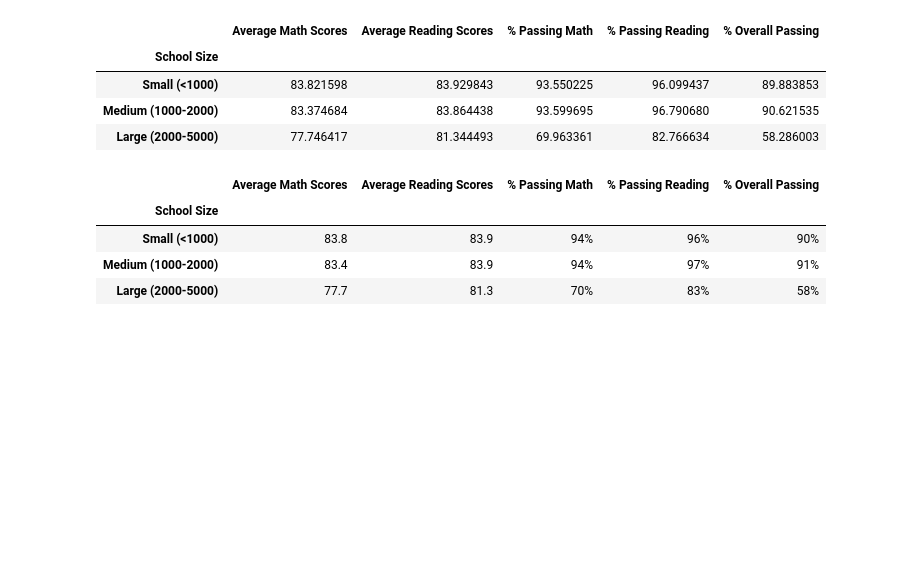
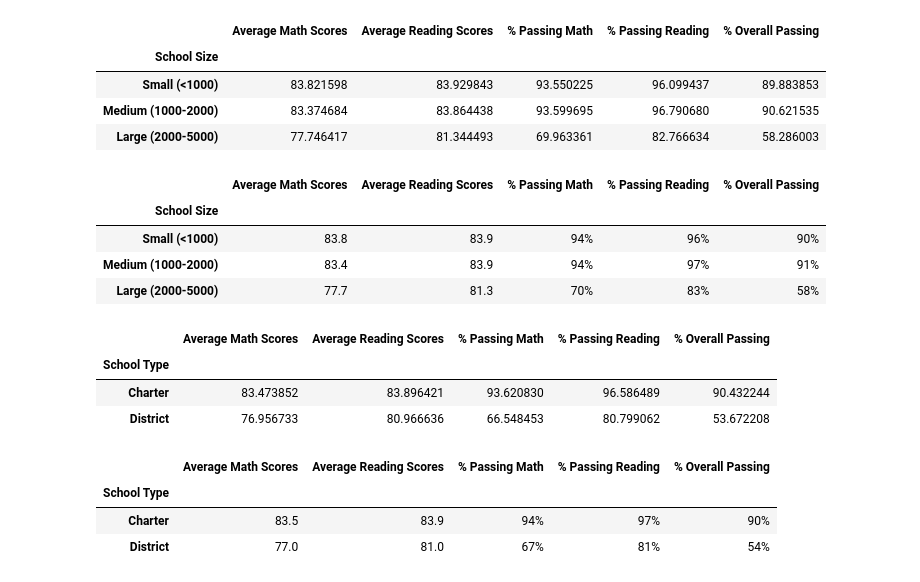
Before and after one commit to MelissaLesiewicz/School_District_Analysis, a Jupyter notebook: PyCitySchools.ipynb, the cells around one changed output. Drawn from its saved outputs; the diff is of its cells as text; code cells hidden in the pictures; blank space fills up the shorter version.

Commit message:
Scores by School Type

```diff
--- a/PyCitySchools.ipynb
+++ b/PyCitySchools.ipynb
@@ -811,3 +811,42 @@ school_size_summary_df
 | Small (<1000) | 83.8 | 83.9 | 94% | 96% | 90% |
 | Medium (1000-2000) | 83.4 | 83.9 | 94% | 97% | 91% |
 | Large (2000-5000) | 77.7 | 81.3 | 70% | 83% | 58% |
+# %%
+#create summary by school type
+#get average math score by type
+type_math_score = per_school_summary_df.groupby(["School Type"]).mean()["Average Math Score"]
+#get average reading score by type
+type_reading_score = per_school_summary_df.groupby(["School Type"]).mean()["Average Reading Score"]
+#get % passing math by type
+type_passing_math = per_school_summary_df.groupby(["School Type"]).mean()["% Passing Math"]
+#get % passing reading by type
+type_passing_reading = per_school_summary_df.groupby(["School Type"]).mean()["% Passing Reading"]
+#get % overall passing
+type_passing_overall = per_school_summary_df.groupby(["School Type"]).mean()["% Overall Passing"]
+# %%
+#Create dataframe for schooltype summary
+school_type_summary_df = pd.DataFrame({
+    "Average Math Scores": type_math_score,
+    "Average Reading Scores": type_reading_score,
+    "% Passing Math": type_passing_math,
+    "% Passing Reading": type_passing_reading,
+    "% Overall Passing": type_passing_overall})
+school_type_summary_df
+# %% [output]
+|  | Average Math Scores | Average Reading Scores | % Passing Math | % Passing Reading | % Overall Passing |
+| School Type |  |  |  |  |  |
+| Charter | 83.473852 | 83.896421 | 93.620830 | 96.586489 | 90.432244 |
+| District | 76.956733 | 80.966636 | 66.548453 | 80.799062 | 53.672208 |
+# %%
+#format size summary data
+school_type_summary_df["Average Math Scores"] = school_type_summary_df["Average Math Scores"].map("{:.1f}".format)
+school_type_summary_df["Average Reading Scores"] = school_type_summary_df["Average Reading Scores"].map("{:.1f}".format)
+school_type_summary_df["% Passing Math"] = school_type_summary_df["% Passing Math"].map("{:.0f}%".format)
+school_type_summary_df["% Passing Reading"] = school_type_summary_df["% Passing Reading"].map("{:.0f}%".format)
+school_type_summary_df["% Overall Passing"] = school_type_summary_df["% Overall Passing"].map("{:.0f}%".format)
+school_type_summary_df
+# %% [output]
+|  | Average Math Scores | Average Reading Scores | % Passing Math | % Passing Reading | % Overall Passing |
+| School Type |  |  |  |  |  |
+| Charter | 83.5 | 83.9 | 94% | 97% | 90% |
+| District | 77.0 | 81.0 | 67% | 81% | 54% |
```
